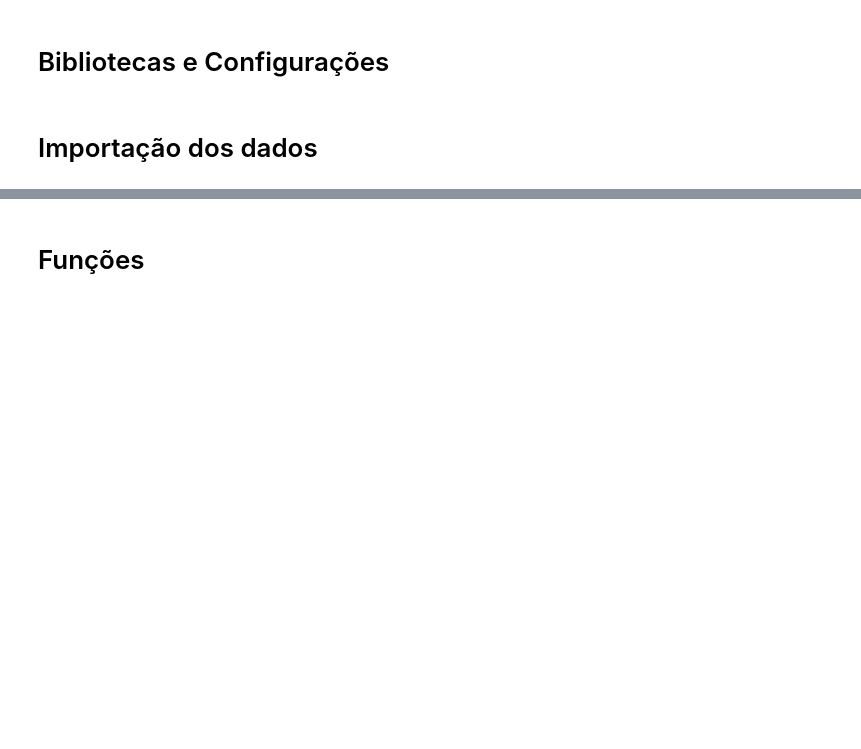
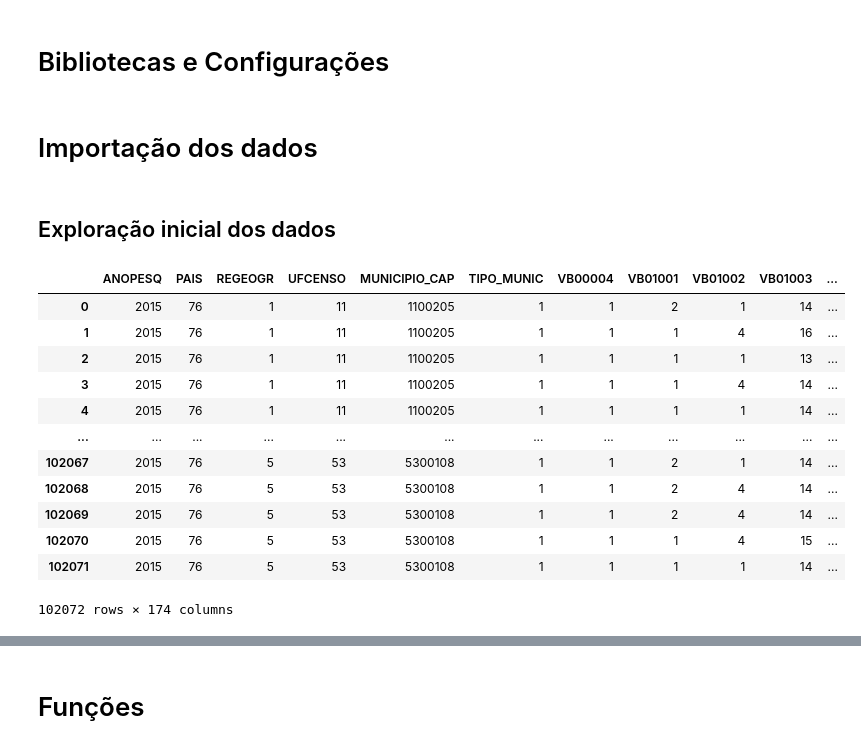
Before and after one commit to Igor-Arantes/Bootcamp-Data-Science-Aplicada, a Jupyter notebook: Igor_Arantes_Desafio_03.ipynb, the cells around one changed output, grey strips where cells are left out. Drawn from its saved outputs; the diff is of its cells as text; code cells hidden in the pictures; blank space fills up the shorter version.

Commit message:
Primeira parte da exploraçao inicial

```diff
--- a/Igor_Arantes_Desafio_03.ipynb
+++ b/Igor_Arantes_Desafio_03.ipynb
@@ -23,2 +23,25 @@ display(HTML("<style>.container { width:90% !important; }</style>"))
 # %% [markdown]
 # Importação dos dados
+# %%
+path = 'Dados desafio 3.zip'
+# %%
+zip= ZipFile(path)
+dados = pd.read_csv(zip.open(zip.namelist()[1]), sep = ";", thousands=".", decimal=",")
+# %% [markdown]
+## Exploração inicial dos dados
+# %%
+dados
+# %% [output]
+|  | ANOPESQ | PAIS | REGEOGR | UFCENSO | MUNICIPIO_CAP | TIPO_MUNIC | VB00004 | VB01001 | VB01002 | VB01003 | ... |
+| 0 | 2015 | 76 | 1 | 11 | 1100205 | 1 | 1 | 2 | 1 | 14 | ... |
+| 1 | 2015 | 76 | 1 | 11 | 1100205 | 1 | 1 | 1 | 4 | 16 | ... |
+| 2 | 2015 | 76 | 1 | 11 | 1100205 | 1 | 1 | 1 | 1 | 13 | ... |
+| 3 | 2015 | 76 | 1 | 11 | 1100205 | 1 | 1 | 1 | 4 | 14 | ... |
+| 4 | 2015 | 76 | 1 | 11 | 1100205 | 1 | 1 | 1 | 1 | 14 | ... |
+| ... | ... | ... | ... | ... | ... | ... | ... | ... | ... | ... | ... |
+| 102067 | 2015 | 76 | 5 | 53 | 5300108 | 1 | 1 | 2 | 1 | 14 | ... |
+| 102068 | 2015 | 76 | 5 | 53 | 5300108 | 1 | 1 | 2 | 4 | 14 | ... |
+| 102069 | 2015 | 76 | 5 | 53 | 5300108 | 1 | 1 | 2 | 4 | 14 | ... |
+| 102070 | 2015 | 76 | 5 | 53 | 5300108 | 1 | 1 | 1 | 4 | 15 | ... |
+| 102071 | 2015 | 76 | 5 | 53 | 5300108 | 1 | 1 | 1 | 1 | 14 | ... |
+102072 rows × 174 columns
```
Also changed, not shown: parts of 4 cells of this notebook, 1 other file.
